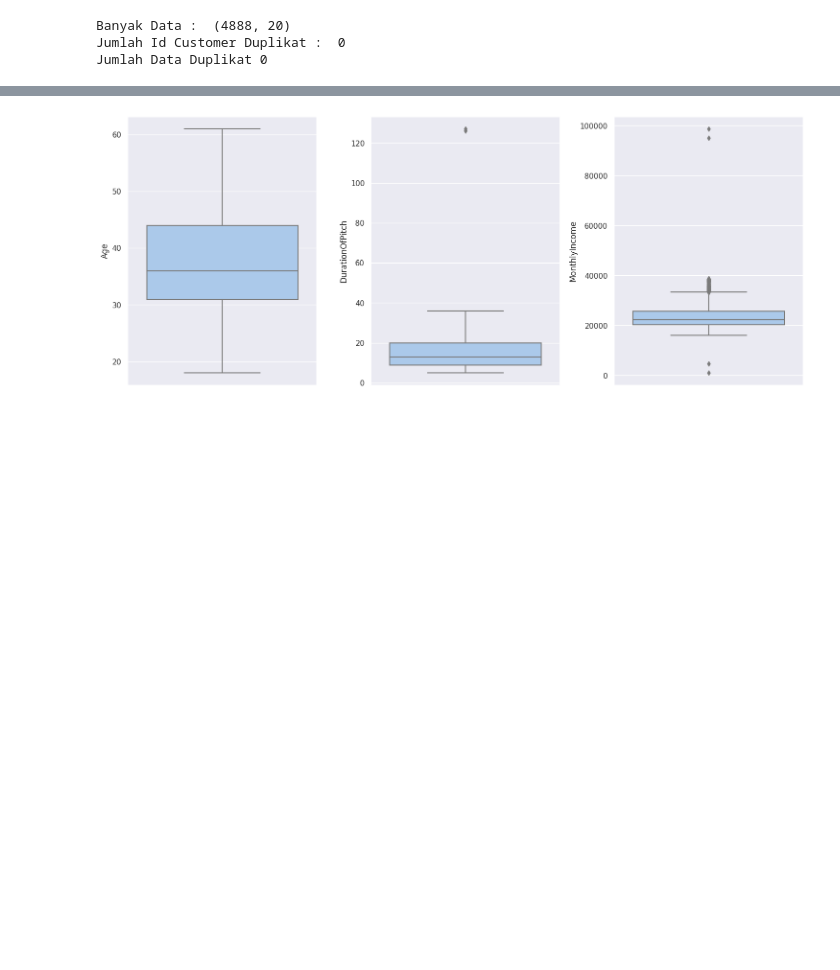
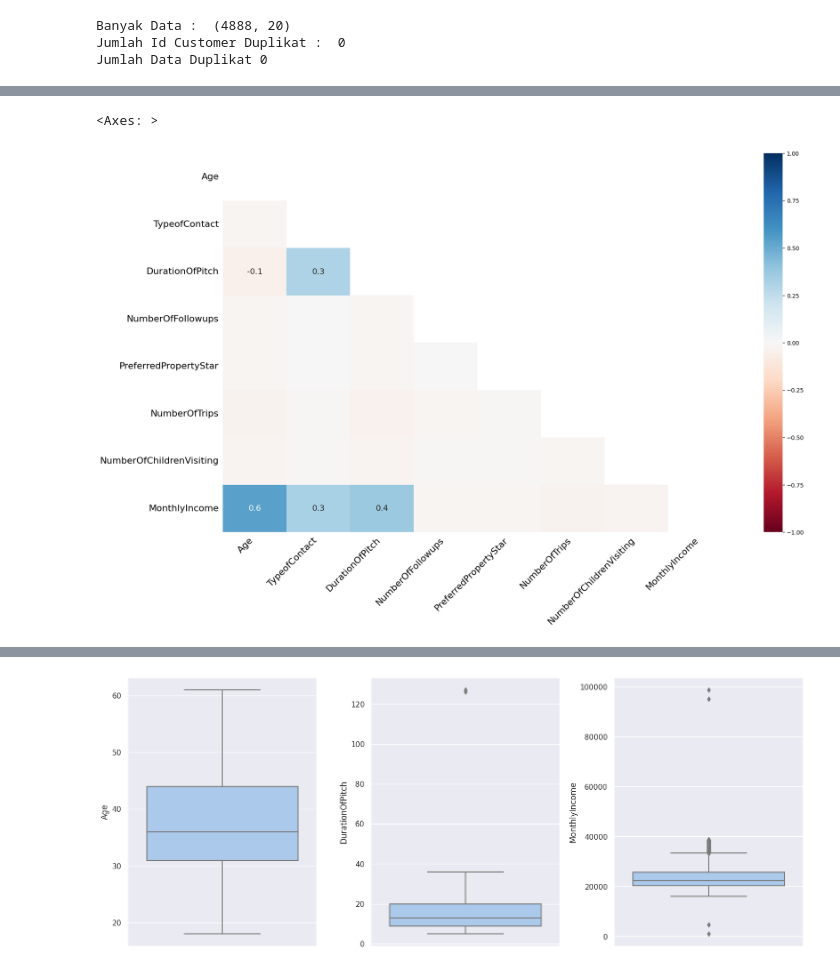
Before and after one commit to JodhiKrisantus/Classification-Holiday-Package-Prediction, a Jupyter notebook: Pandas_Lovers_Holiday_Package_Prediction.ipynb, the cells around one changed output, grey strips where cells are left out. Saved outputs shown, nothing was run; the diff lists cells and outputs as text; code cells hidden in the pictures; blank space fills up the shorter version.

```diff
--- a/Pandas_Lovers_Holiday_Package_Prediction.ipynb
+++ b/Pandas_Lovers_Holiday_Package_Prediction.ipynb
@@ -113,0 +163,5 @@ Jumlah Data Duplikat 0
+# %%
+msno.heatmap(df)
+# %% [output]
+<Axes: >
+[figure, added]
```
Also changed, not shown: parts of 39 cells of this notebook.
